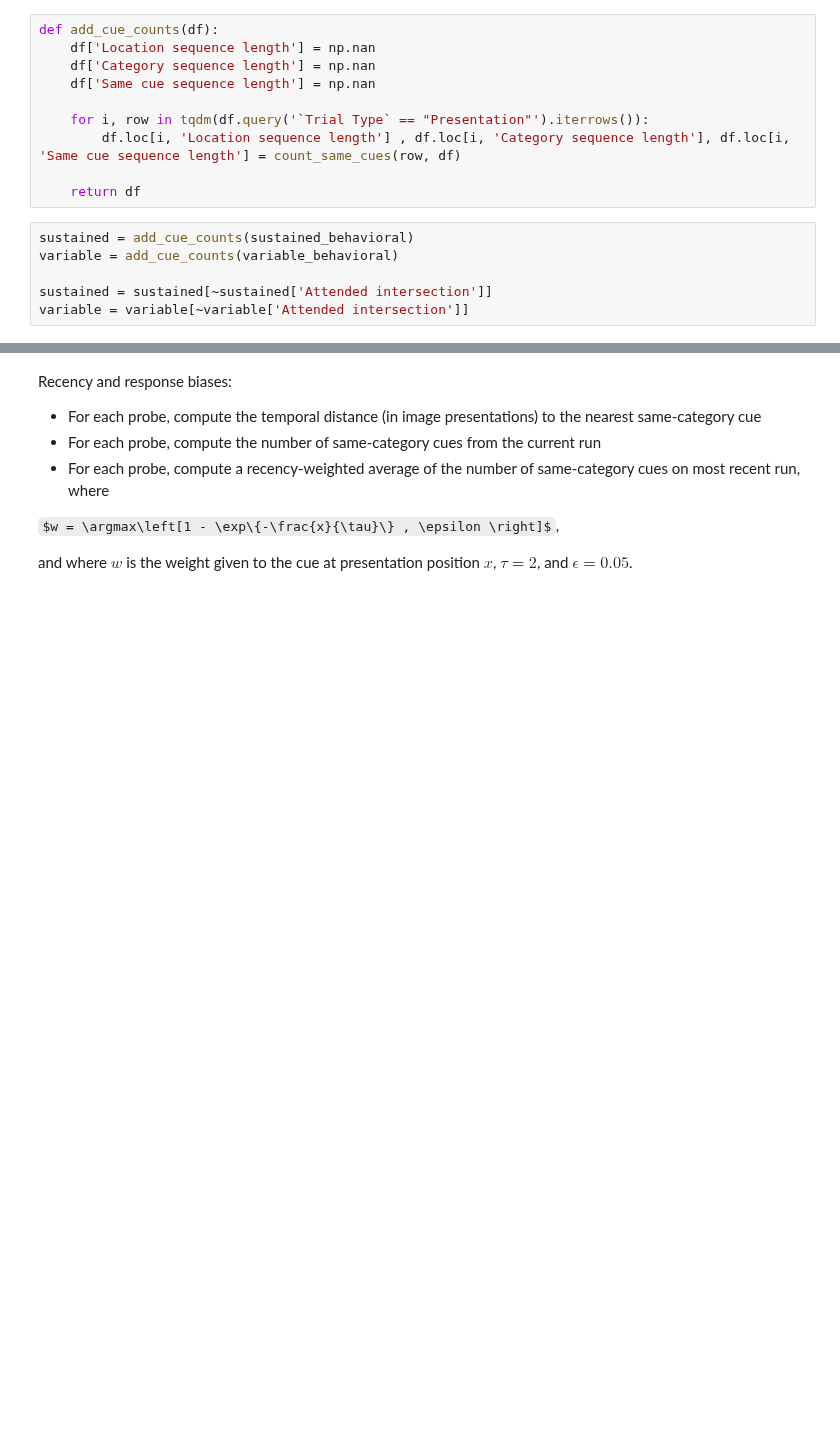
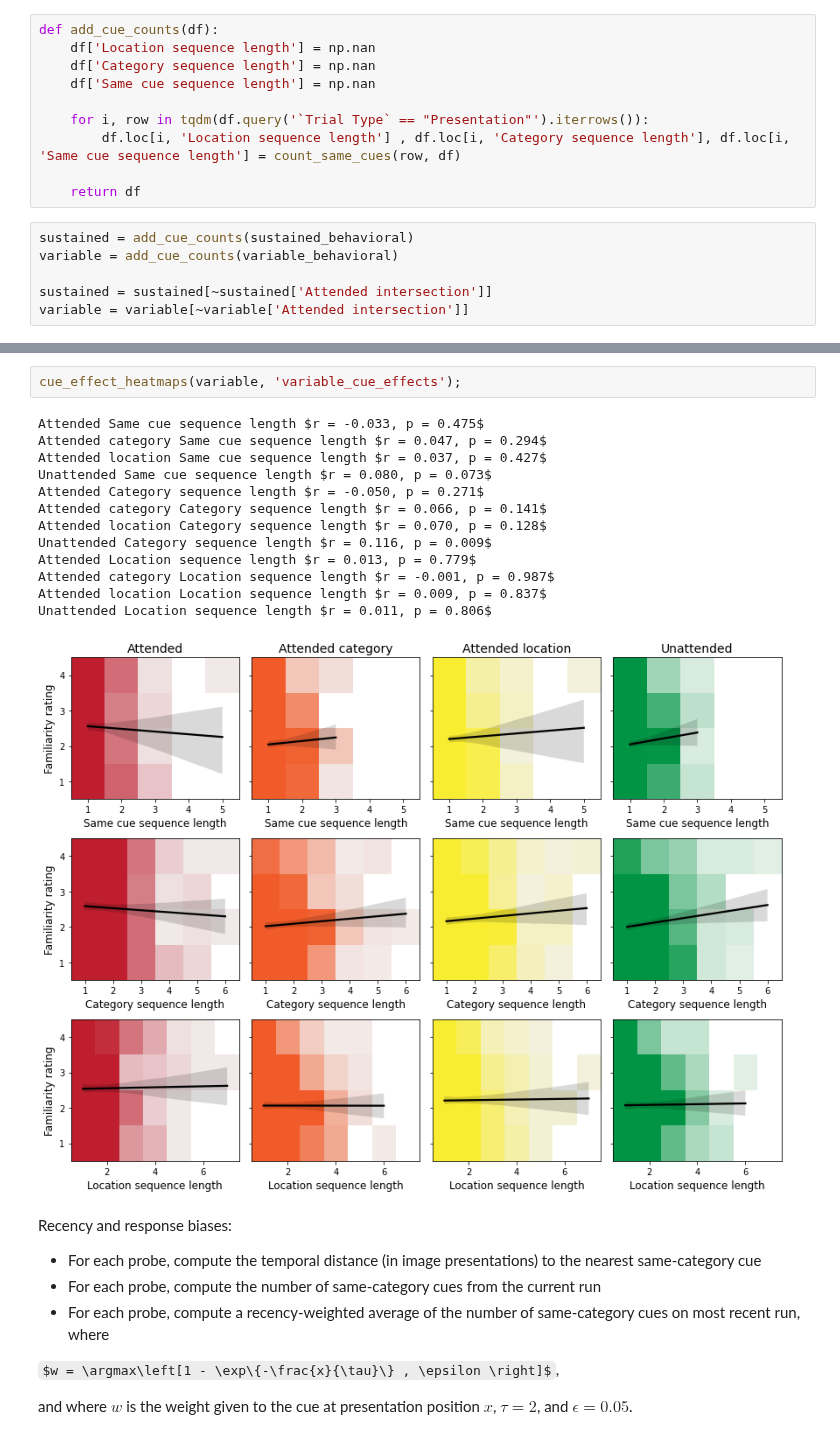
Before and after one commit to jeremymanning/attention-memory-task, a Jupyter notebook: code/data_loader.ipynb, the cells around one changed output, grey strips where cells are left out. Drawn from its saved outputs; the diff is of its cells as text; some formulas as TeX source; blank space fills up the shorter version.

```diff
--- a/code/data_loader.ipynb
+++ b/code/data_loader.ipynb
@@ -960,3 +973,19 @@ sns.barplot(data=sustained.query('`Trial Type` == "Presentation"'), x='Same cue
+# %%
+cue_effect_heatmaps(variable, 'variable_cue_effects');
+# %% [output]
+Attended Same cue sequence length $r = -0.033, p = 0.475$
+Attended category Same cue sequence length $r = 0.047, p = 0.294$
+Attended location Same cue sequence length $r = 0.037, p = 0.427$
+Unattended Same cue sequence length $r = 0.080, p = 0.073$
+Attended Category sequence length $r = -0.050, p = 0.271$
+Attended category Category sequence length $r = 0.066, p = 0.141$
+Attended location Category sequence length $r = 0.070, p = 0.128$
+Unattended Category sequence length $r = 0.116, p = 0.009$
+Attended Location sequence length $r = 0.013, p = 0.779$
+Attended category Location sequence length $r = -0.001, p = 0.987$
+Attended location Location sequence length $r = 0.009, p = 0.837$
+Unattended Location sequence length $r = 0.011, p = 0.806$
+[figure, added]
 # %% [markdown]
 Recency and response biases:
   - For each probe, compute the temporal distance (in image presentations) to the nearest same-category cue
```
Also changed, not shown: parts of 10 cells of this notebook, 3 other files.
